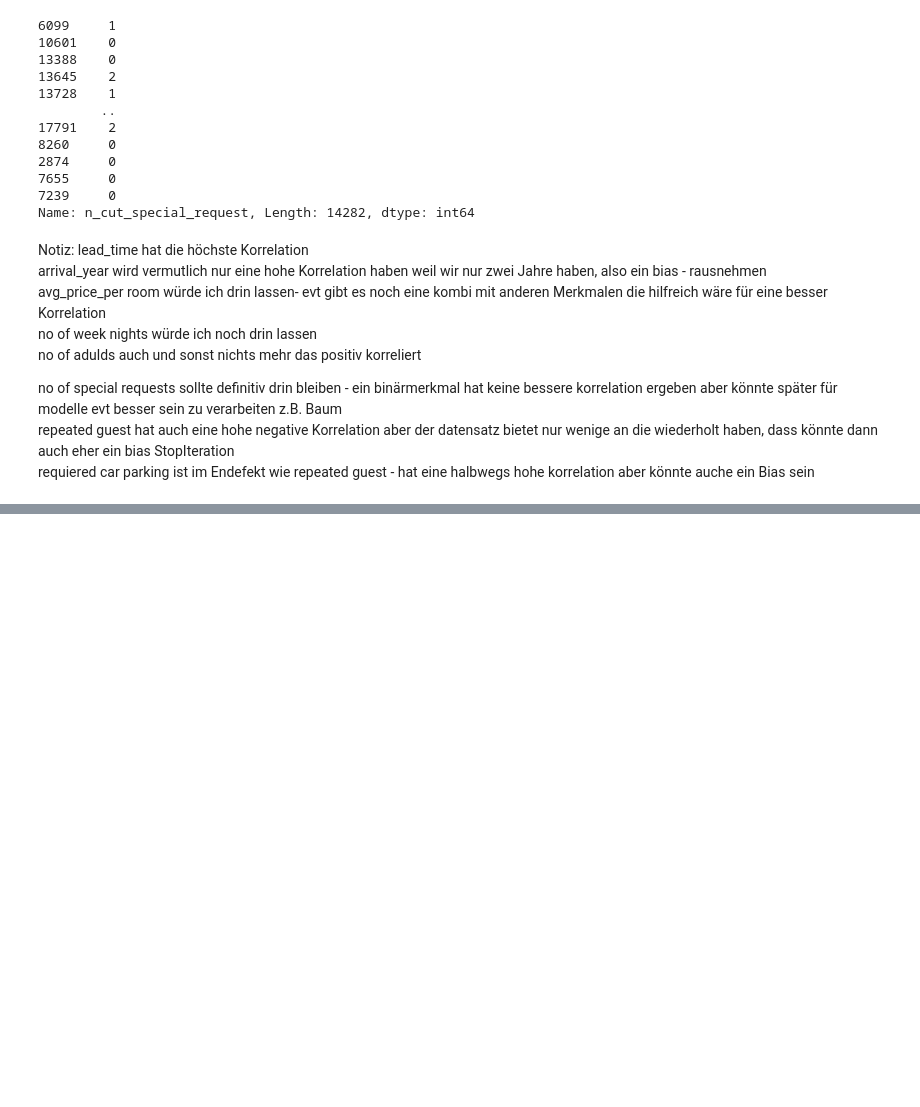
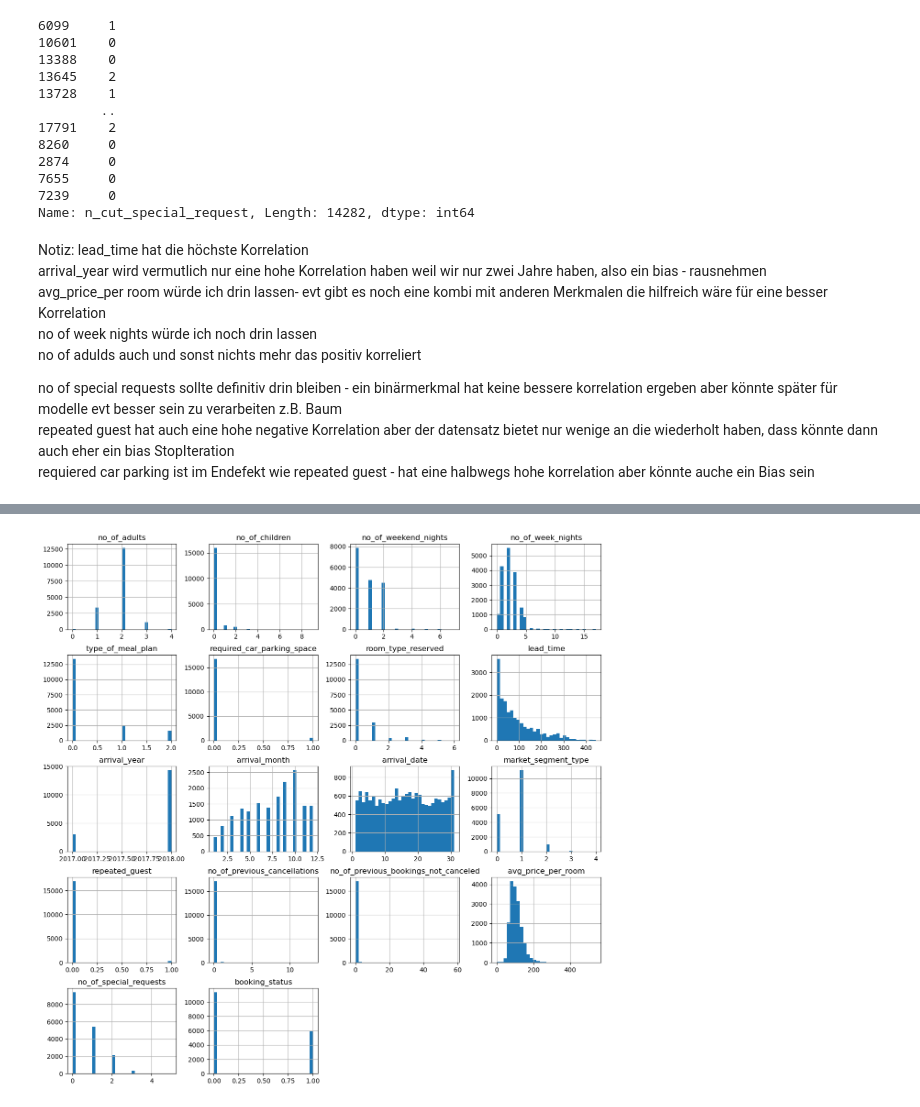
Before and after one commit to tommi-j/hausarbeit-ml, a Jupyter notebook: temp.ipynb, the cells around one changed output, grey strips where cells are left out. Drawn from its saved outputs; the diff is of its cells as text; code cells hidden in the pictures; blank space fills up the shorter version.

```diff
--- a/temp.ipynb
+++ b/temp.ipynb
@@ -229,0 +232,5 @@ df
+# %%
+df.hist(bins=30, figsize=(15,15))
+plt.show()
+# %% [output]
+[figure, added]
```
Also changed, not shown: parts of 32 cells of this notebook.
